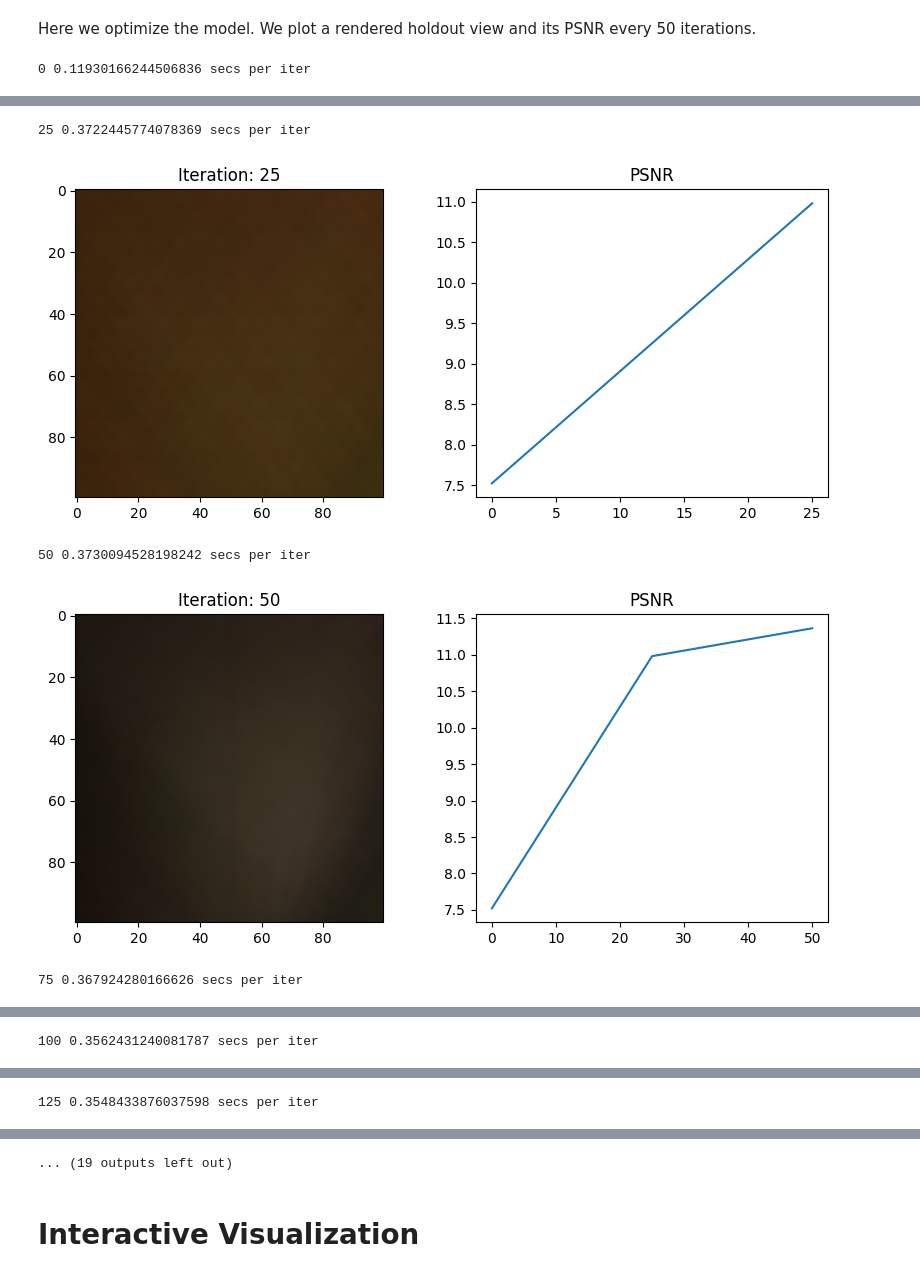
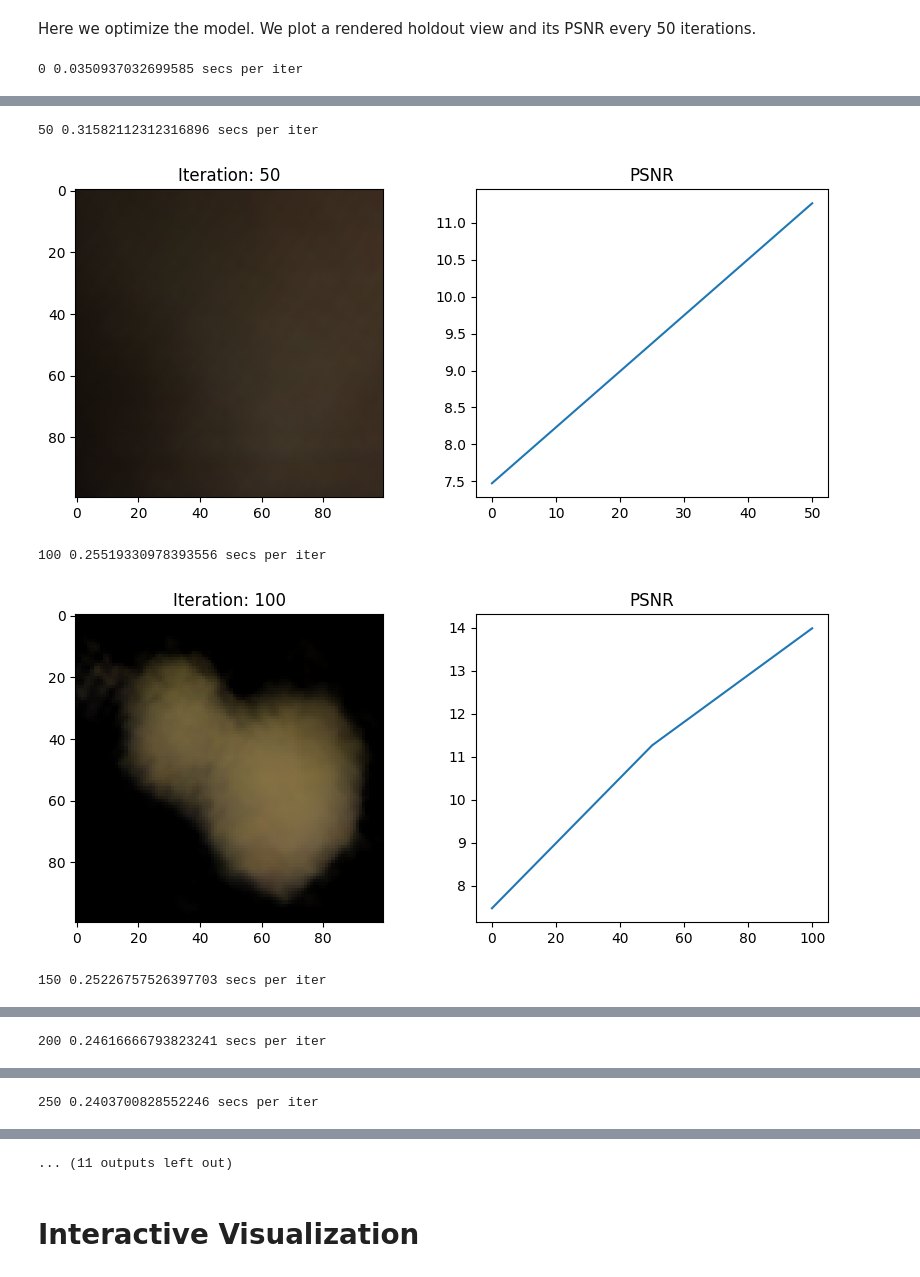
Before and after one commit to dmesonero/Nerf, a Jupyter notebook: tiny_nerf.ipynb, the cells around one changed output, grey strips where cells are left out. Cells and saved outputs as stored; diff of their text form; code cells hidden in the pictures.

```diff
--- a/tiny_nerf.ipynb
+++ b/tiny_nerf.ipynb
@@ -150,14 +150,14 @@ model = init_model()
 optimizer = tf.keras.optimizers.Adam(5e-4)
 
 # Número de muestras para renderización
-N_samples = 30
+N_samples = 20
 # Número de iteraciones de entrenamiento
-N_iters = 350
+N_iters = 500
 # Listas para almacenar resultados
 psnrs = []
 iternums = []
 # Frecuencia de impresión durante el entrenamiento
-i_plot = 25
+i_plot = 50
 
 # Tiempo de inicio del entrenamiento
 import time
@@ -210,4 +210,4 @@ for i in range(N_iters+1):
 # Mensaje de finalización del entrenamiento
 print('Done')
 # %% [output]
-0 0.11930166244506836 secs per iter
+0 0.0350937032699585 secs per iter
@@ -215,5 +215,5 @@ print('Done')
-25 0.3722445774078369 secs per iter
+50 0.31582112312316896 secs per iter
-[figure, old version]
+[figure, new version]
-50 0.3730094528198242 secs per iter
+100 0.25519330978393556 secs per iter
-[figure, old version]
+[figure, new version]
-75 0.367924280166626 secs per iter
+150 0.25226757526397703 secs per iter
@@ -221 +221 @@ print('Done')
-100 0.3562431240081787 secs per iter
+200 0.24616666793823241 secs per iter
@@ -223 +223 @@ print('Done')
-125 0.3548433876037598 secs per iter
+250 0.2403700828552246 secs per iter
@@ -225,4 +225,4 @@ print('Done')
-... (19 outputs left out)
+... (11 outputs left out)
 # %% [markdown]
 # Interactive Visualization
 # %%
```
Also changed, not shown: parts of 2 cells of this notebook.
